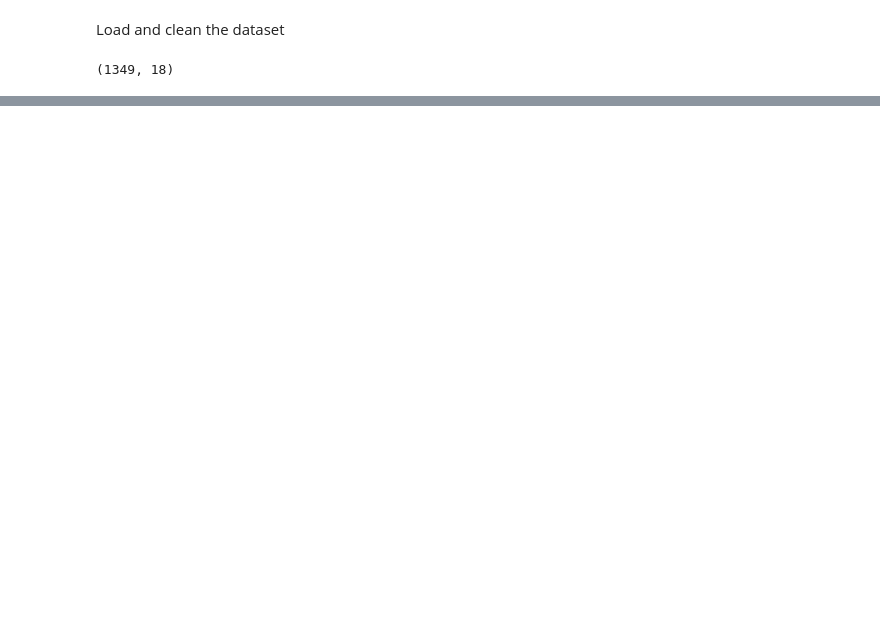
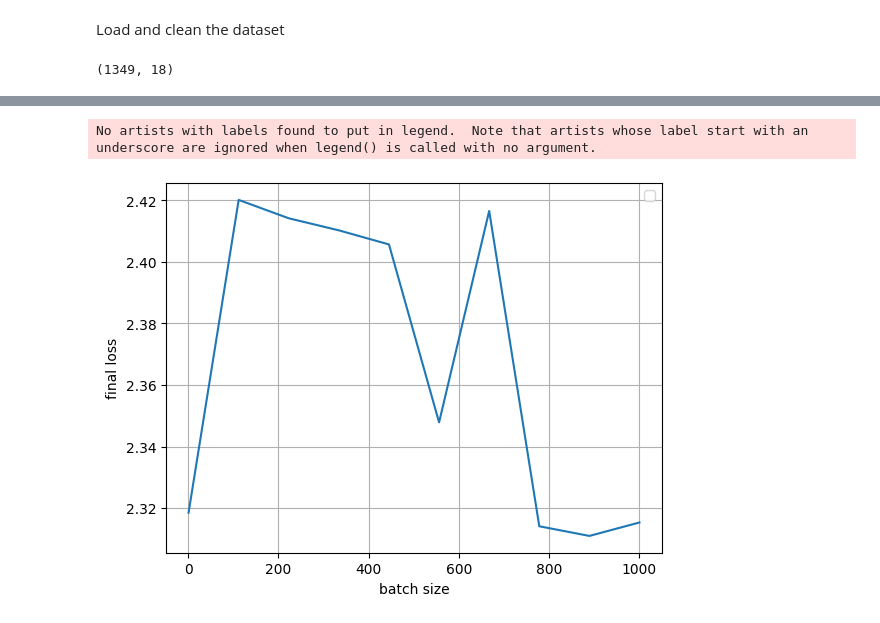
Before and after one commit to MxWmr/optimization_project, a Jupyter notebook: part3.ipynb, the cells around one changed output, grey strips where cells are left out. Saved outputs shown, nothing was run; the diff lists cells and outputs as text; code cells hidden in the pictures; blank space fills up the shorter version.

```diff
--- a/part3.ipynb
+++ b/part3.ipynb
@@ -95,0 +130,24 @@ print(loss(X,A_test,y_test))
+# %%
+L_loss =[]
+l_i = np.linspace(1,1000,10)
+l_i = [int(i) for i in l_i]
+for i in tqdm(l_i):
+    mean = 0
+    for k in range(30):
+        X_n,l_loss = SGD(A_train,y_train,eps=1e-3,batch_size=i)
+        mean+=loss(X_n,A_test,y_test)
+    L_loss.append(mean/100)
+
+
+plt.figure(1)
+plt.plot(l_i,L_loss)
+plt.xlabel('batch size')
+plt.ylabel('final loss')
+plt.xlim()
+plt.ylim()
+plt.grid()
+plt.legend()
+plt.show()
+# %% [output]
+No artists with labels found to put in legend.  Note that artists whose label start with an underscore are ignored when legend() is called with no argument.
+[figure, added]
```
Also changed, not shown: parts of 9 cells of this notebook, 14 other files.
